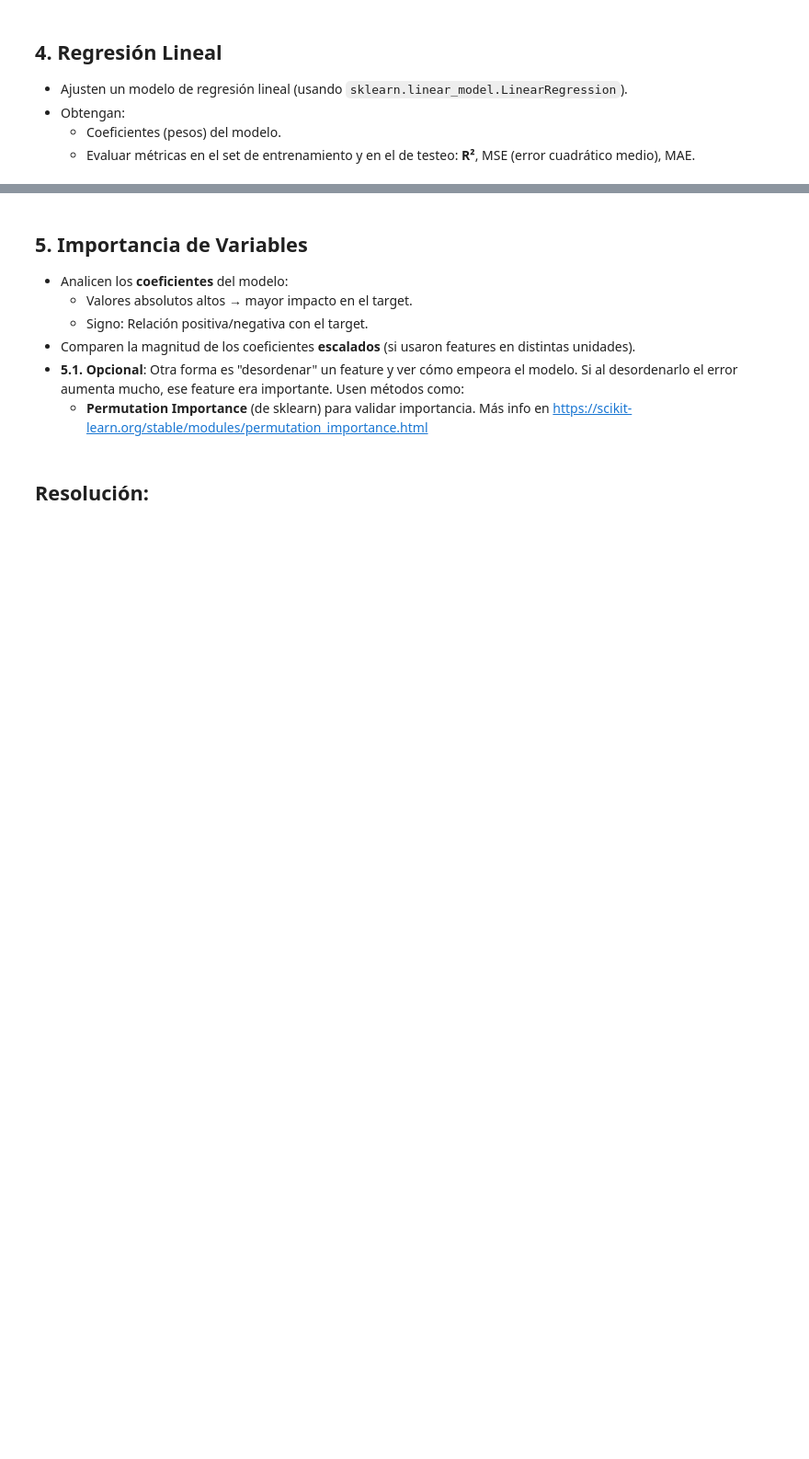
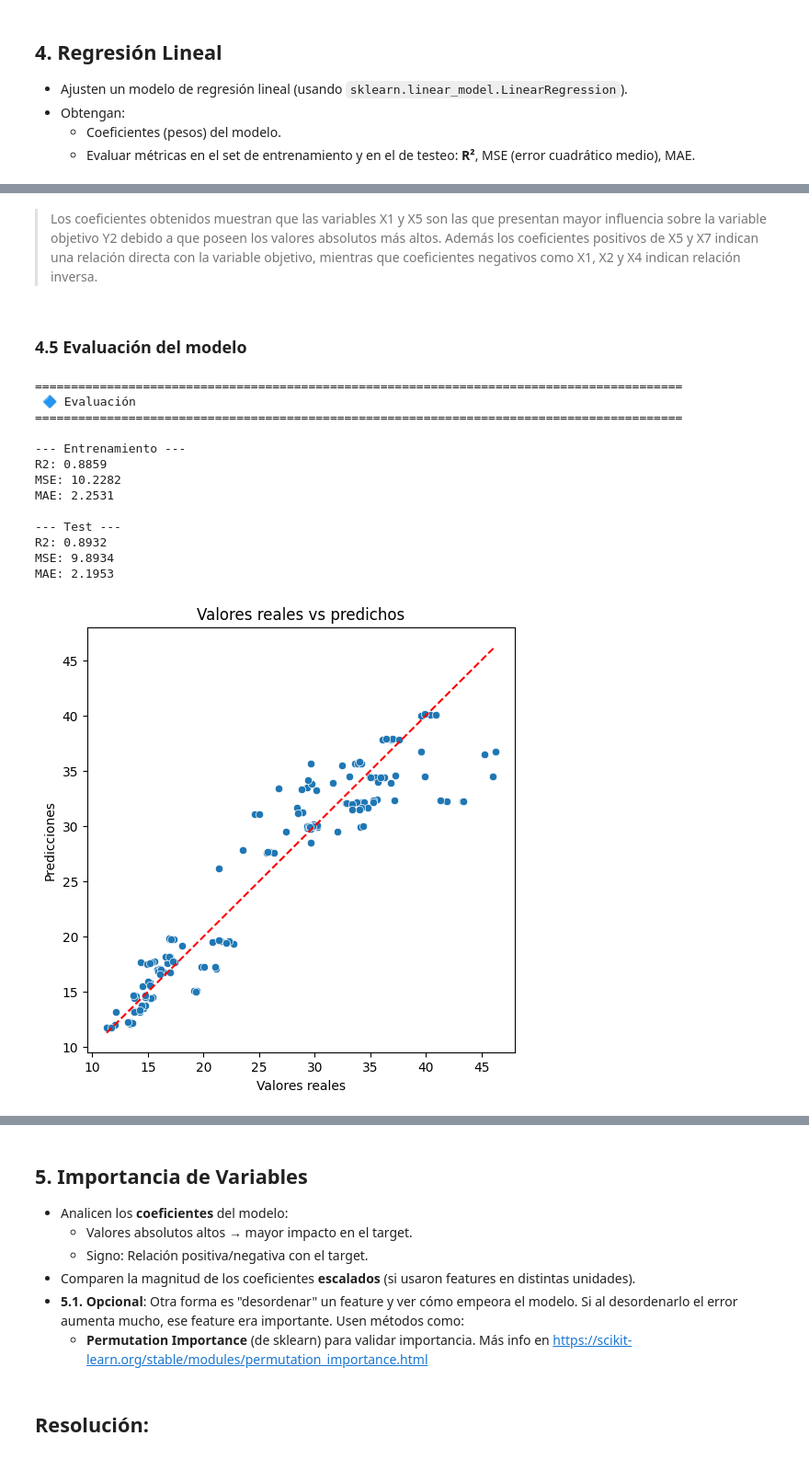
Before and after one commit to fernandolievano/aprendizaje-automatico-1, a Jupyter notebook: [TP4]_AA1_regresion_lineal.ipynb, the cells around one changed output, grey strips where cells are left out. Shown at 92% size. Drawn from its saved outputs; the diff is of its cells as text; code cells hidden in the pictures; blank space fills up the shorter version.

```diff
--- a/[TP4]_AA1_regresion_lineal.ipynb
+++ b/[TP4]_AA1_regresion_lineal.ipynb
@@ -280,0 +580,6 @@ plt.show()
+# %%
+print_title('Creación y Entrenamiento del modelo')
+
+model = LinearRegression()
+
+model.fit(X_train, y_train)
@@ -280,0 +597,8 @@ plt.show()
+# %%
+print_title('Predicciones')
+
+# predicciones sobre entrenamiento
+y_train_pred = model.predict(X_train)
+
+# predicciones sobre prueba
+y_test_pred = model.predict(X_test)
@@ -280,0 +660,58 @@ plt.show()
+# %% [markdown]
+> Los coeficientes obtenidos muestran que las variables X1 y X5 son las que presentan mayor influencia sobre la variable objetivo Y2 debido a que poseen los valores absolutos más altos. Además los coeficientes positivos de X5 y X7 indican una relación directa con la variable objetivo, mientras que coeficientes negativos como X1, X2 y X4 indican relación inversa.
+# %% [markdown]
+### 4.5 Evaluación del modelo
+# %%
+print_title('Evaluación')
+
+# métricas entrenamiento
+train_r2 = r2_score(y_train, y_train_pred)
+train_mse = mean_squared_error(y_train, y_train_pred)
+train_mae = mean_absolute_error(y_train, y_train_pred)
+
+# métricas test
+test_r2 = r2_score(y_test, y_test_pred)
+test_mse = mean_squared_error(y_test, y_test_pred)
+test_mae = mean_absolute_error(y_test, y_test_pred)
+
+print('--- Entrenamiento ---')
+print(f'R2: {train_r2:.4f}')
+print(f'MSE: {train_mse:.4f}')
+print(f'MAE: {train_mae:.4f}')
+
+print('\n--- Test ---')
+print(f'R2: {test_r2:.4f}')
+print(f'MSE: {test_mse:.4f}')
+print(f'MAE: {test_mae:.4f}')
+
+plt.figure(figsize=(6,6))
+
+sns.scatterplot(x=y_test, y=y_test_pred)
+
+plt.xlabel("Valores reales")
+plt.ylabel("Predicciones")
+plt.title("Valores reales vs predichos")
+
+plt.plot(
+    [y_test.min(), y_test.max()],
+    [y_test.min(), y_test.max()],
+    color='red',
+    linestyle='--'
+)
+
+plt.show()
+# %% [output]
+==========================================================================================
+ 🔷 Evaluación
+==========================================================================================
+
+--- Entrenamiento ---
+R2: 0.8859
+MSE: 10.2282
+MAE: 2.2531
+
+--- Test ---
+R2: 0.8932
+MSE: 9.8934
+MAE: 2.1953
+[figure, added]
```
Also changed, not shown: parts of 53 cells of this notebook.
